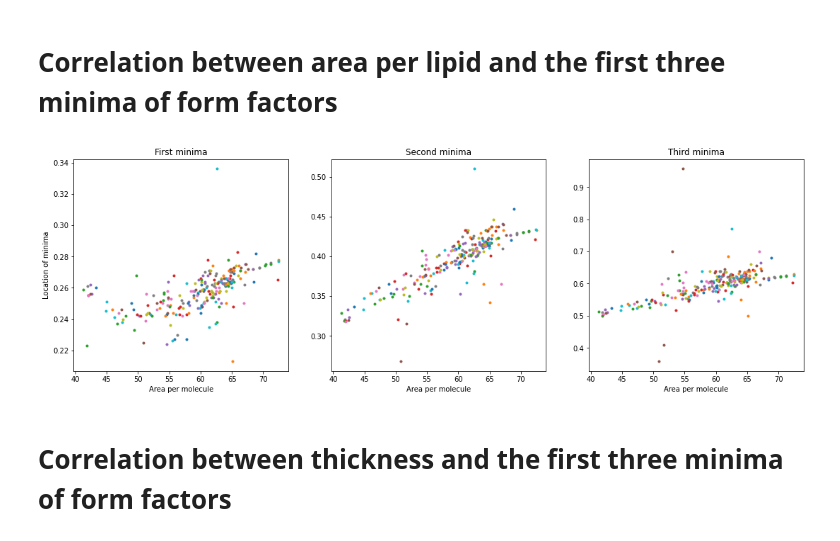
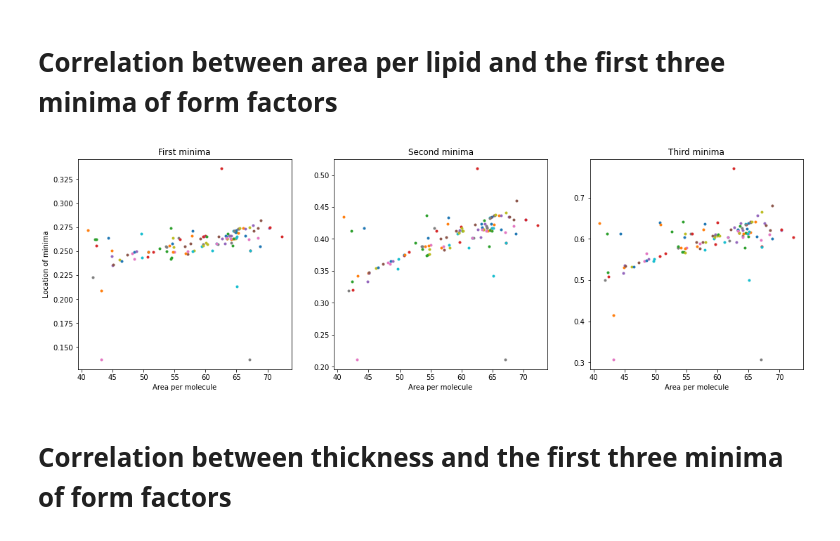
Before and after one commit to NMRLipids/DatabankExercises, a Jupyter notebook: APL/AreaPerLipidAndThicknessExamples.ipynb, the cells around one changed output. Drawn from its saved outputs; the diff is of its cells as text; code cells hidden in the pictures.

```diff
--- a/APL/AreaPerLipidAndThicknessExamples.ipynb
+++ b/APL/AreaPerLipidAndThicknessExamples.ipynb
@@ -103,6 +192,10 @@ for system in systems:
         #print('skipped')
         continue
 
+    if system['COMPOSITION']['SOL']['COUNT'] < 20*NLIPIDS:
+        #print('skipped')
+        continue
+
 
     APL = CalcAreaPerMolecule(system)
     if not APL:
@@ -115,11 +208,13 @@ for system in systems:
 
     lipidsRATIO = 100*NADDITIVE / NLIPIDS
     forcefield = system.get('FF')
-    temperature = system.get('TEMPERATURE')
+    temperature = round(system.get('TEMPERATURE'))
     DOI = system.get('DOI')
     apl_DICT[lipidsRATIO,CaConcentration,forcefield,temperature,DOI] = APL
+    #apl_DICT[lipidsRATIO,CaConcentration,forcefield,DOI] = APL
 
     OutFileName = ResultDir + 'T' + str(temperature) + 'K'
+    #OutFileName = ResultDir# + 'T' + str(temperature) + 'K'
 
     try:
         NSOD = np.sum(system['COMPOSITION']['SOD']['COUNT'])
@@ -140,16 +235,21 @@ for system in systems:
         continue
 
     try:
-        OutFileName = OutFileName + '_' + system['FF'] +'.dat'
+        FFname = system['FF'].replace(" ","_")
+        FFname = FFname.replace("/","_")
+        OutFileName = OutFileName + '_' + FFname +'.dat'
+        #OutFileName = OutFileName + system['FF'] +'.dat'
     except:
         continue
-    #print(OutFileName)
+    #print(FFname)
 
     outfile=open(OutFileName,'a')
     outfile.write(str(round(lipidsRATIO,3)) + " " + str(APL) + " " + str(system['DOI']))
     outfile.write('\n')
     outfile.close()
     !sort -n -k 1 {OutFileName} -o {OutFileName}
+
+plotAPLS(MATRIX,ADDITIVE)
 # %% [output]
 mkdir: cannot create directory ‘./results/POPS_in_POPC/’: File exists
 /bin/bash: -c: line 0: syntax error near unexpected token `('
@@ -196,0 +335,10 @@ for system in systems:
+# %%
+Temperature = []
+Thickness = []
+for system in systems:
+    TEMPERATUREvalue = system['TEMPERATURE']
+    ThicknessValue = GetThickness(system)
+    if TEMPERATUREvalue and ThicknessValue:
+        plt.plot(TEMPERATUREvalue,ThicknessValue,'.')
+    plt.xlabel('Temperature (K)')
+    plt.ylabel('Thickness (nm)')
@@ -199,31 +349,33 @@ for system in systems:
 # %%
 fig1, (ax1, ax2, ax3) = plt.subplots(nrows=1, ncols=3)
 fig1.set_size_inches(18.5, 5.5)
 ax1.set_title("First minima")
 ax2.set_title("Second minima")
 ax3.set_title("Third minima")
 ax1.set_ylabel("Location of minima")
 ax1.set_xlabel("Area per molecule")
 ax2.set_xlabel("Area per molecule")
 ax3.set_xlabel("Area per molecule")
 
 #ax1.set_ylim([0, 1])
 #ax2.set_ylim([0, 1])
 #ax3.set_ylim([0, 1])
 
 for system in systems:
+    if system['TEMPERATURE'] != 310:
+        continue
     try:
         FFmins = GetFormFactorMin(system)
     except:
         pass
     APLvalue = CalcAreaPerMolecule(system)
     ThicknessValue = GetThickness(system)
     ax1.plot(APLvalue,FFmins[0],'.')
     ax2.plot(APLvalue,FFmins[1],'.')
     ax3.plot(APLvalue,FFmins[2],'.')
     #plt.plot(APLvalue,FFmins[i],'.')
 # %% [output]
-[figure, old version]
+[figure, new version]
 # %% [markdown]
 # Correlation between thickness and the first three minima of form factors
 # %%
```
Also changed, not shown: parts of 8 cells of this notebook.
